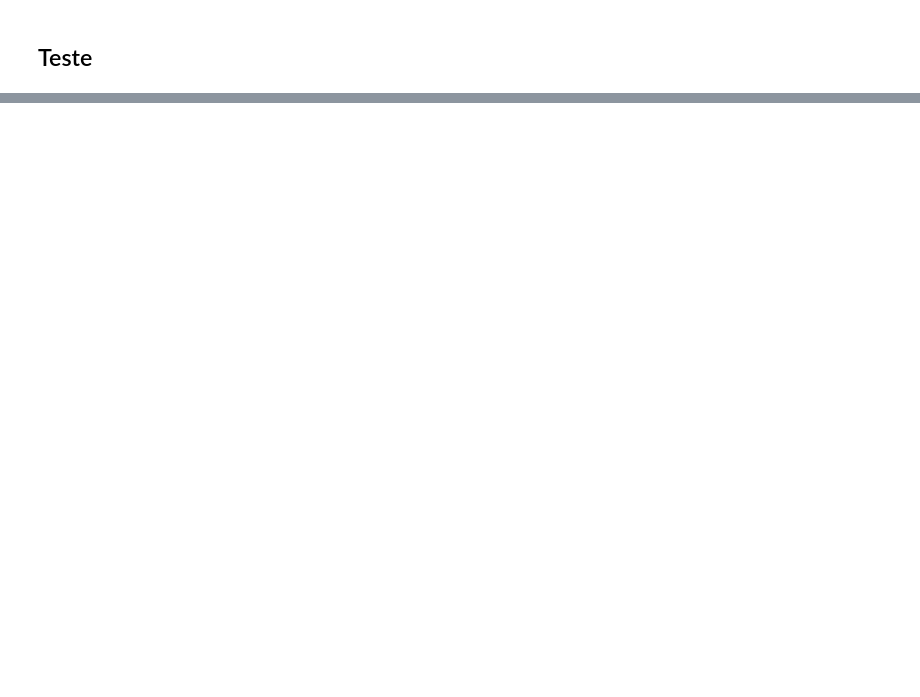
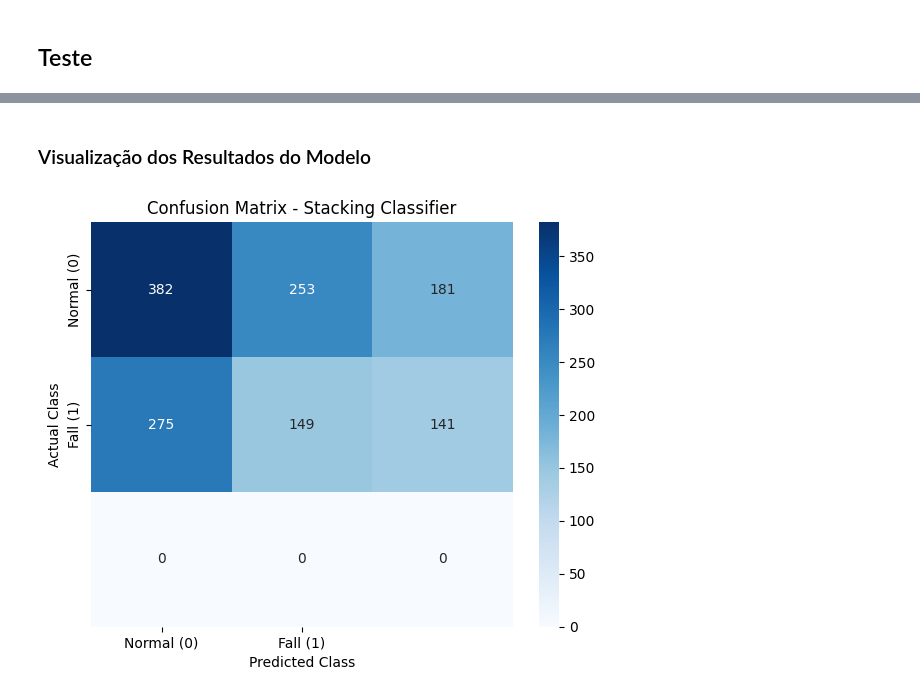
Before and after one commit to Heitor65/Fall_Detection-Sistemas_Embarcados, a Jupyter notebook: FallDetection.ipynb, the cells around one changed output, grey strips where cells are left out. Drawn from its saved outputs; the diff is of its cells as text; code cells hidden in the pictures; blank space fills up the shorter version.

Commit message:
Notebook com modelos e dataset

```diff
--- a/FallDetection.ipynb
+++ b/FallDetection.ipynb
@@ -279,0 +506,12 @@ print("Stacking treinado com sucesso!")
+# %%
+# Treinamento - k-NN Clássico (Scikit-Learn puro para vetor de features)
+# 1. Importar o modelo do Scikit-Learn
+from sklearn.neighbors import KNeighborsClassifier
+from sklearn.preprocessing import StandardScaler
+from sklearn.pipeline import make_pipeline
+
+# --- 4. Treino do Modelo ---
+modelo = make_pipeline(StandardScaler(), KNeighborsClassifier(n_neighbors=5, weights='distance'))
+modelo.fit(x_treino, y_treino)
+
+print("Modelo k-NN treinado com sucesso!")
@@ -279,0 +525,11 @@ print("Stacking treinado com sucesso!")
+# %%
+# Treinamento
+# 1. Importar o modelo (Ecossistema Scikit-Learn)
+from hmmlearn import hmm
+
+# --- 4. Treino do Modelo ---
+# n_components=3 representa 3 estados ocultos (ex: em pé -> impacto -> imóvel)
+modelo= hmm.GaussianHMM(n_components=3, covariance_type="diag", n_iter=100, random_state=42)
+modelo.fit(x_treino)
+
+print("Modelo HMM treinado com sucesso!")
@@ -339,0 +607,23 @@ weighted avg       0.66      0.66      0.66       667
+# %% [markdown]
+### Visualização dos Resultados do Modelo
+# %%
+import matplotlib.pyplot as plt
+import seaborn as sns
+from sklearn.metrics import confusion_matrix
+
+# 1. Generate the confusion matrix
+cm = confusion_matrix(y_teste, previsoes)
+
+# 2. Plot the confusion matrix heatmap
+plt.figure(figsize=(6, 5))
+sns.heatmap(cm, annot=True, fmt='d', cmap='Blues',
+            xticklabels=['Normal (0)', 'Fall (1)'],
+            yticklabels=['Normal (0)', 'Fall (1)'])
+
+plt.title('Confusion Matrix - Stacking Classifier')
+plt.ylabel('Actual Class')
+plt.xlabel('Predicted Class')
+plt.tight_layout()
+plt.show()
+# %% [output]
+[figure, added]
```
Also changed, not shown: parts of 38 cells of this notebook.
